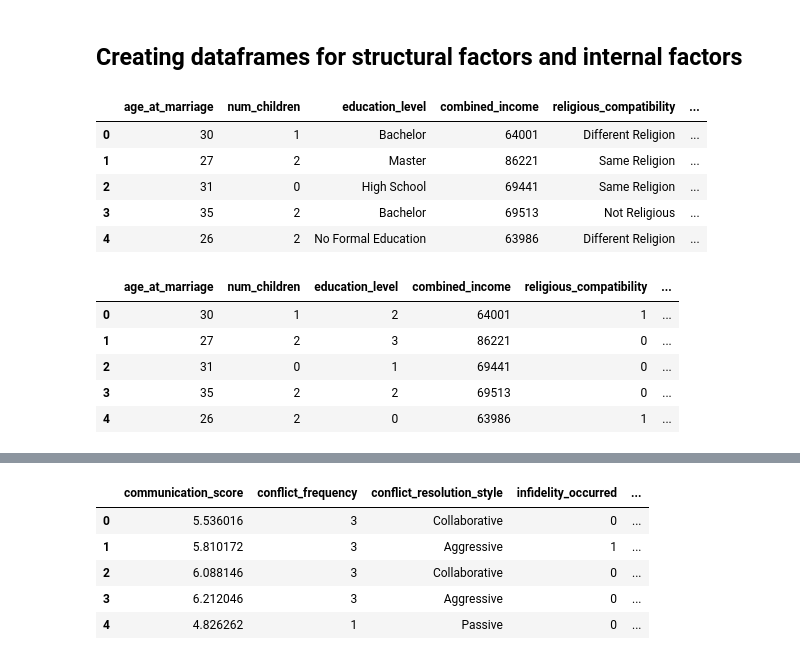
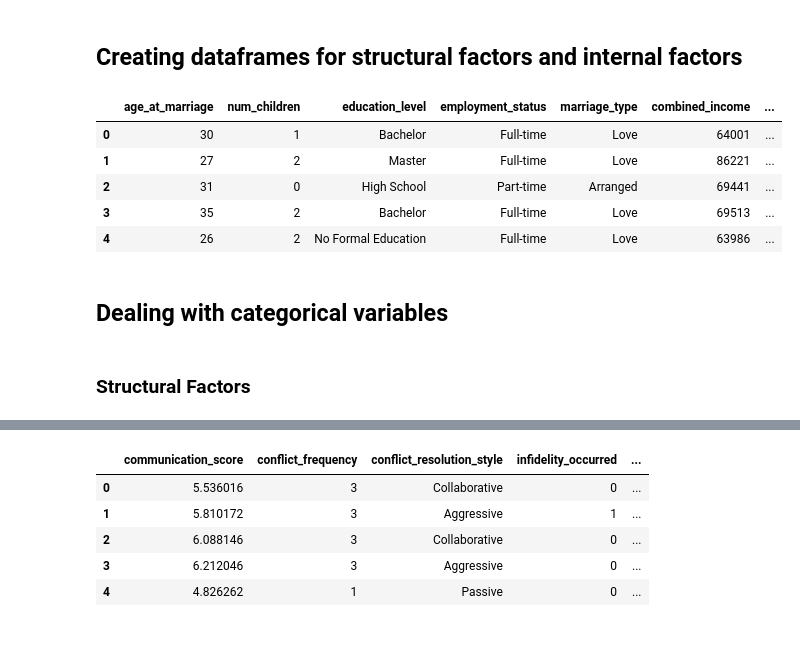
Before and after one commit to rowandama/Divorce-Summative, a Jupyter notebook: evie_test.ipynb, the cells around one changed output, grey strips where cells are left out. Drawn from its saved outputs; the diff is of its cells as text; code cells hidden in the pictures.

```diff
--- a/evie_test.ipynb
+++ b/evie_test.ipynb
@@ -42,29 +32,20 @@ import statsmodels.api as sm
 # %%
-# make new df with structural variables
-structural_variables = divorce[['age_at_marriage', 'num_children', 'education_level', 'combined_income', 'religious_compatibility', 'cultural_background_match',
-                        'marriage_type', 'mental_health_issues', 'divorced']].copy()
+# make new df with structural factors
+structural_factors = divorce[['age_at_marriage', 'num_children', 'education_level', 'employment_status', 'marriage_type', 'combined_income', 'religious_compatibility', 'cultural_background_match',
+                        'mental_health_issues', 'social_support', 'divorced']].copy()
 
-structural_variables.head()
+structural_factors.head()
 # %% [output]
-|  | age_at_marriage | num_children | education_level | combined_income | religious_compatibility | ... |
-| 0 | 30 | 1 | Bachelor | 64001 | Different Religion | ... |
-| 1 | 27 | 2 | Master | 86221 | Same Religion | ... |
-| 2 | 31 | 0 | High School | 69441 | Same Religion | ... |
-| 3 | 35 | 2 | Bachelor | 69513 | Not Religious | ... |
-| 4 | 26 | 2 | No Formal Education | 63986 | Different Religion | ... |
+|  | age_at_marriage | num_children | education_level | employment_status | marriage_type | combined_income | ... |
+| 0 | 30 | 1 | Bachelor | Full-time | Love | 64001 | ... |
+| 1 | 27 | 2 | Master | Full-time | Love | 86221 | ... |
+| 2 | 31 | 0 | High School | Part-time | Arranged | 69441 | ... |
+| 3 | 35 | 2 | Bachelor | Full-time | Love | 69513 | ... |
+| 4 | 26 | 2 | No Formal Education | Full-time | Love | 63986 | ... |
+# %% [markdown]
+## Dealing with categorical variables
+# %% [markdown]
+### Structural Factors
 # %%
-# making categorical variables numeric
-education_mapping = {'No Formal Education': 0, 'High School': 1, 'Bachelor': 2, 'Master': 3, 'PhD': 4}
-structural_variables['education_level'] = structural_variables['education_level'].map(education_mapping)
 religious_mapping = {'Not Religious': 0, 'Same Religion': 0, 'Different Religion': 1}
-structural_variables['religious_compatibility'] = structural_variables['religious_compatibility'].map(religious_mapping)
-marriage_type_mapping = {'Love': 0, 'Arranged': 1}
-structural_variables['marriage_type'] = structural_variables['marriage_type'].map(marriage_type_mapping)
-structural_variables.head()
+structural_factors['religious_compatibility'] = structural_factors['religious_compatibility'].map(religious_mapping)
-# %% [output]
-|  | age_at_marriage | num_children | education_level | combined_income | religious_compatibility | ... |
-| 0 | 30 | 1 | 2 | 64001 | 1 | ... |
-| 1 | 27 | 2 | 3 | 86221 | 0 | ... |
-| 2 | 31 | 0 | 1 | 69441 | 0 | ... |
-| 3 | 35 | 2 | 2 | 69513 | 0 | ... |
-| 4 | 26 | 2 | 0 | 63986 | 1 | ... |
```
Also changed, not shown: parts of 17 cells of this notebook, 1 other file.
